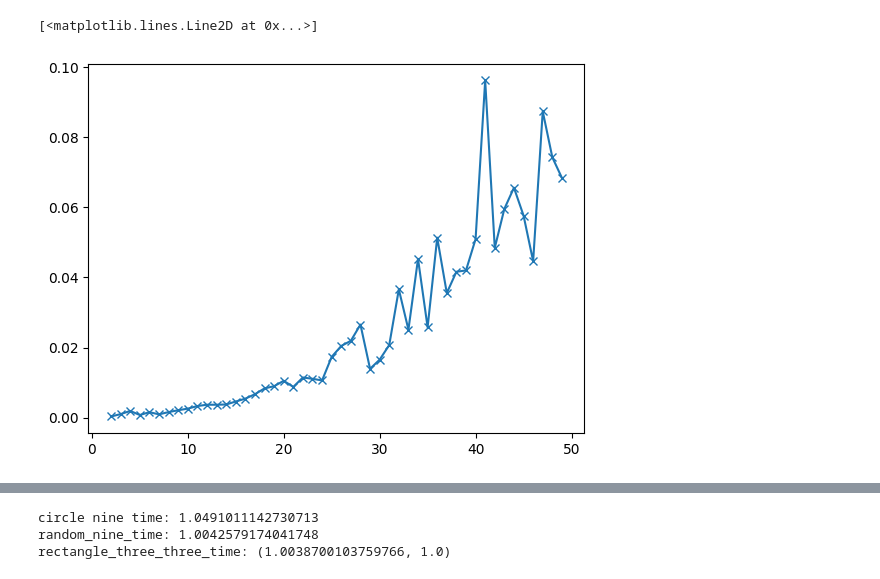
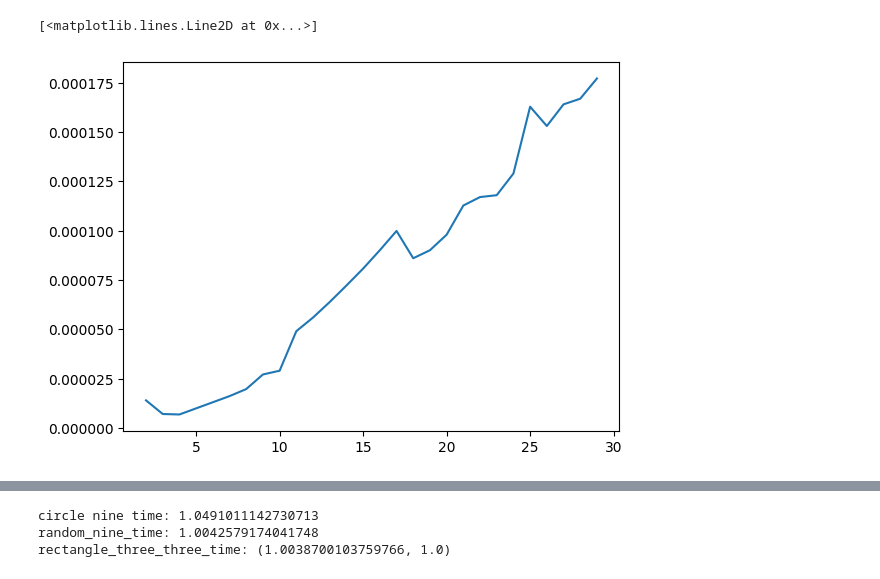
Before and after one commit to olincollege/directed-salesman, a Jupyter notebook: algorithm_testing.ipynb, the cells around one changed output, grey strips where cells are left out. Cells and saved outputs as stored; diff of their text form; code cells hidden in the pictures.

```diff
--- a/algorithm_testing.ipynb
+++ b/algorithm_testing.ipynb
@@ -10,12 +13,24 @@ import matplotlib.pyplot as plt
 # %%
-
-sizes = list(range(50))
+sizes = list(range(30))
 sizes.remove(0)
 sizes.remove(1)
+#sizes2 = list(range(9))
+#sizes2.remove(0)
+#sizes2.remove(1)
 times = alg_test.run_on_range_no_correct(utils.circle_graph, branch_and_bound.branch_and_bound, sizes)
+#times2 = alg_test.run_multiple_on_range_no_correct(utils.random_graph, brute_force.brute_force, sizes2, 5)
+
+
+
 
 #print(times)
-plt.plot(sizes, times, marker="x")
+
+plt.plot(sizes, times)
+
+# figure, axis = plt.subplots(1, 2)
+# axis[0].plot(sizes, times, label = "brute force")
+# axis[0].plot(sizes, times, label = "branch and bound")
+# axis[0].set_title("times")
 # %% [output]
 [<matplotlib.lines.Line2D at 0x...>]
-[figure, old version]
+[figure, new version]
```
Also changed, not shown: parts of 5 cells of this notebook.
